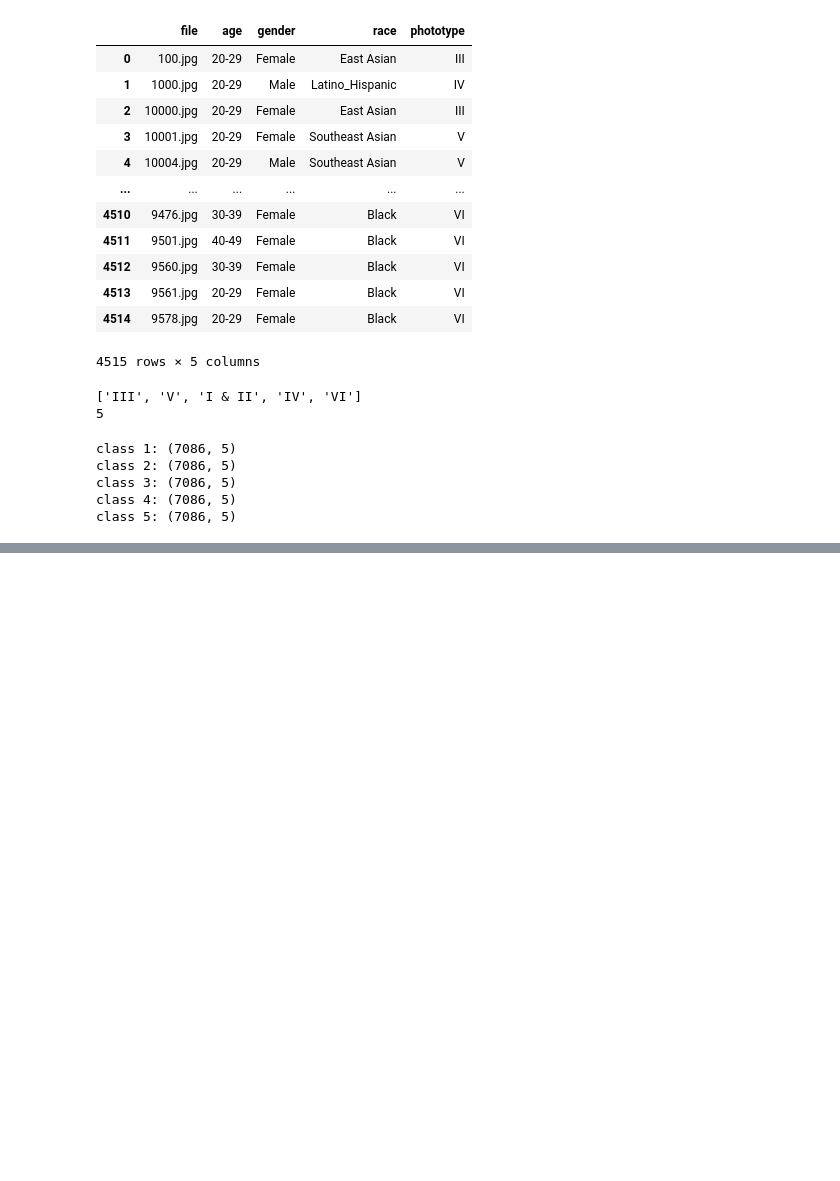
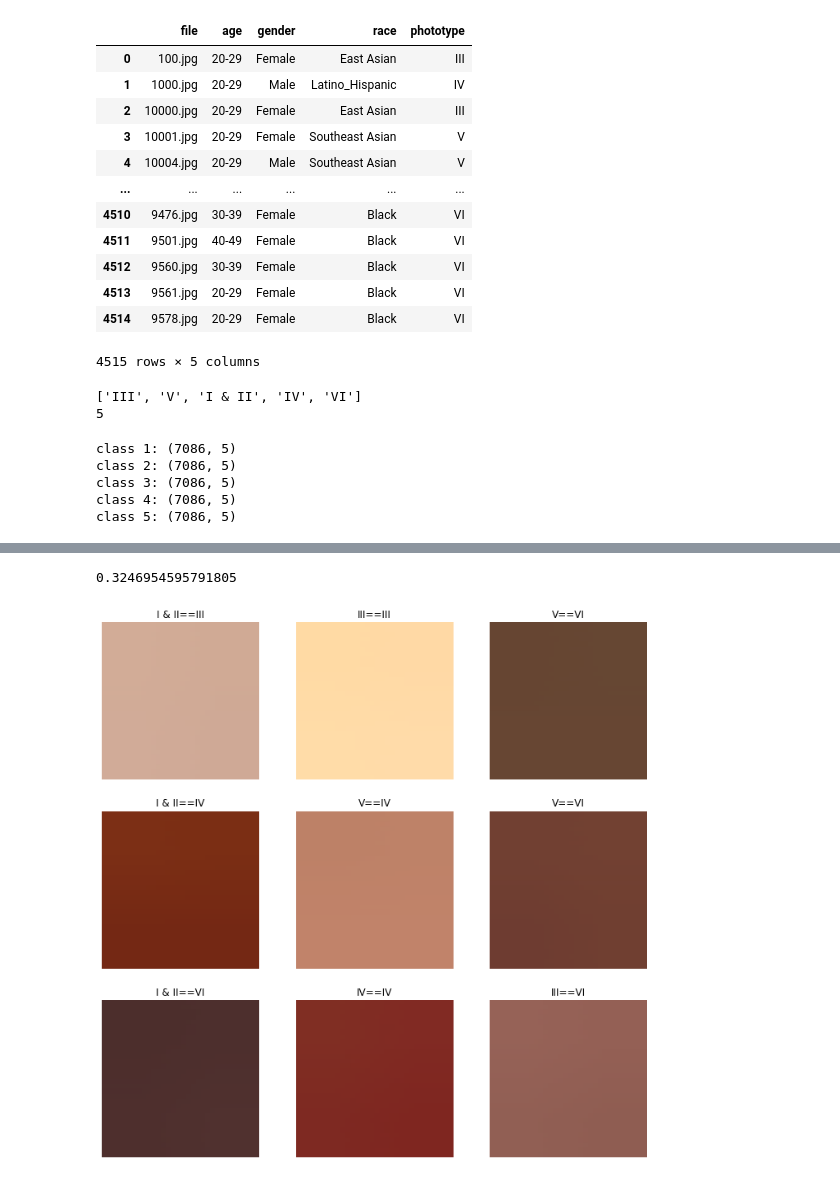
Before and after one commit to RidwendDev/DeepLearningPro-SkinSight, a Jupyter notebook: skin-tones-classify.ipynb, the cells around one changed output, grey strips where cells are left out. Saved outputs shown, nothing was run; the diff lists cells and outputs as text; code cells hidden in the pictures; blank space fills up the shorter version.

```diff
--- a/skin-tones-classify.ipynb
+++ b/skin-tones-classify.ipynb
@@ -260,0 +431,9 @@ plt.show()
+# %%
+pred2=model.predict(testX)
+print(pred2.shape)
+
+PRED=[]
+for item in pred2:
+    value2=np.argmax(item)
+    PRED+=[value2]
+print(pd.Series(PRED).value_counts())
@@ -260,0 +448,25 @@ plt.show()
+# %%
+ANS=testY0
+accuracy=accuracy_score(ANS,PRED)
+print(accuracy)
+# %% [output]
+0.3246954595791805
+# %%
+m=len(testX)
+M=list(range(m))
+random.seed(2021)
+random.shuffle(M)
+# %%
+fig, axs = plt.subplots(3,3,figsize=(12,12))
+for i in range(9):
+    r=i//3
+    c=i%3
+    img1 = testX[M[i]]
+    ax=axs[r][c].axis("off")
+    actual=reverse_mapping[testY0[M[i]]]
+    predict=reverse_mapping[PRED[M[i]]]
+    ax=axs[r][c].set_title(actual+'=='+predict)
+    ax=axs[r][c].imshow(cv2.cvtColor(img1, cv2.COLOR_BGR2RGB))
+plt.show()
+# %% [output]
+[figure, added]
```
Also changed, not shown: parts of 21 cells of this notebook.
